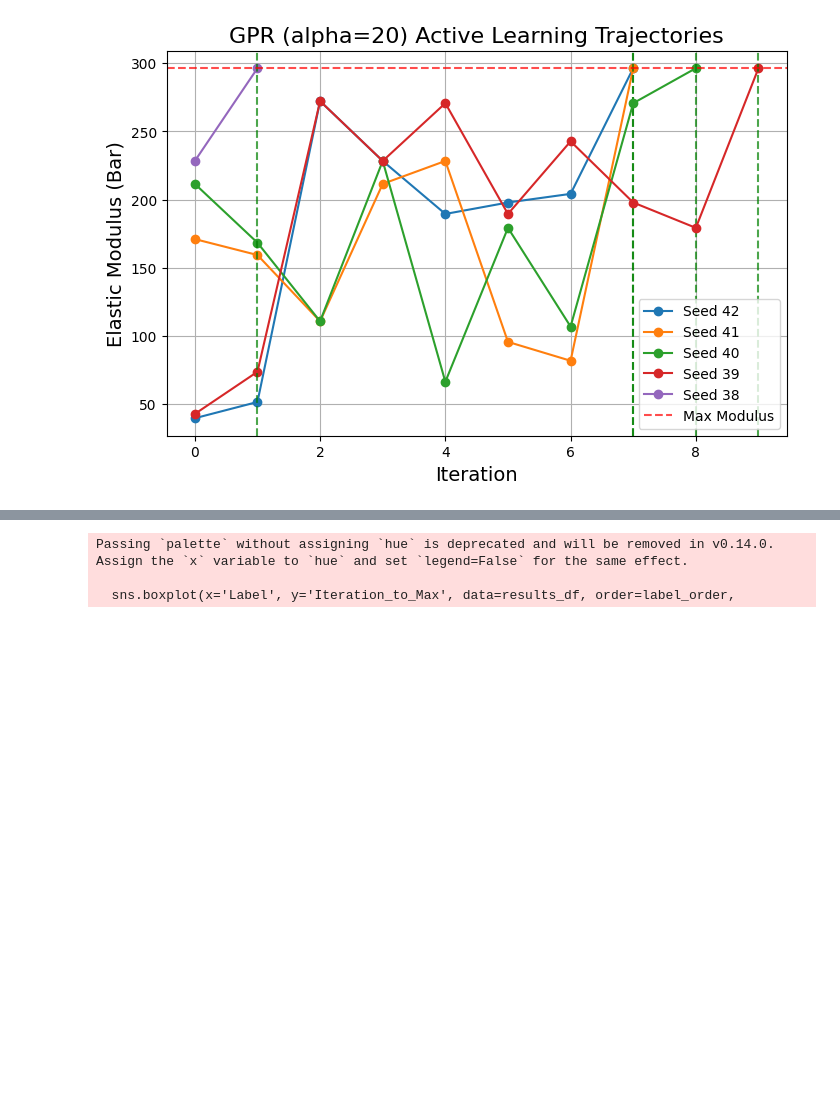
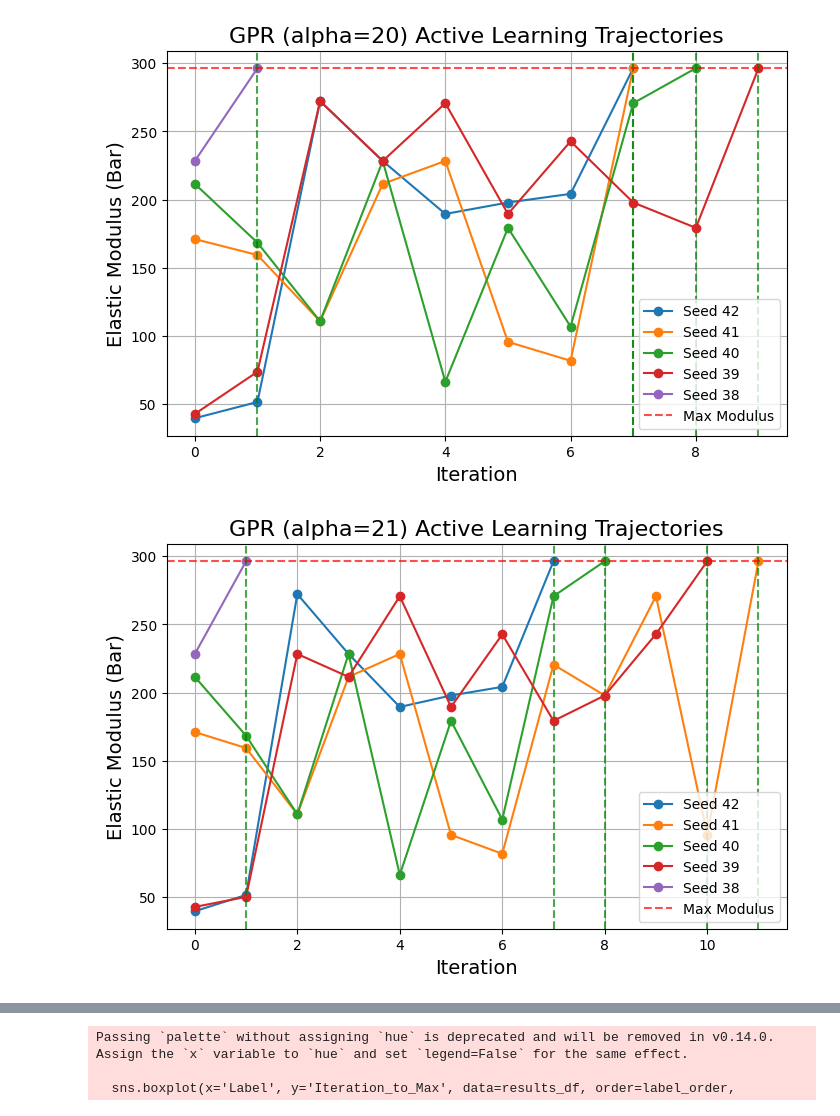
Before and after one commit to Toniaac/hte-data-processing, a Jupyter notebook: Active Learning.ipynb, the cells around one changed output, grey strips where cells are left out. Cells and saved outputs as stored; diff of their text form; code cells hidden in the pictures; blank space fills up the shorter version.

```diff
--- a/Active Learning.ipynb
+++ b/Active Learning.ipynb
@@ -68,13 +68,14 @@ import yaml
 import random
 import cohere
 import seaborn as sns
+import json
 import glob
 import re
 # Configure logging
 logging.basicConfig(level=logging.INFO, format="%(asctime)s - %(levelname)s - %(message)s")
 
 from openai import OpenAI
-openrouter_api = "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"
+openrouter_api = "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"
 client = OpenAI(
   base_url="https://openrouter.ai/api/v1",
   api_key=openrouter_api,
@@ -1517,3 +1518,13 @@ gpr20_randomseed38 = pd.read_csv("al_trajectory_data/gpr_experiment_trajectory_a
 plot_multiple_trajectories([gpr20_randomseed42, gpr20_randomseed41, gpr20_randomseed40, gpr20_randomseed39, gpr20_randomseed38], labels=["Seed 42", "Seed 41", "Seed 40", "Seed 39", "Seed 38"], title="GPR (alpha=20)")
 # %% [output]
 [figure]
+# %%
+gpr21_randomseed42 = pd.read_csv("al_trajectory_data/gpr_experiment_trajectory_alpha21_seed42.csv")
+gpr21_randomseed41 = pd.read_csv("al_trajectory_data/gpr_experiment_trajectory_alpha21_seed41.csv")
+gpr21_randomseed40 = pd.read_csv("al_trajectory_data/gpr_experiment_trajectory_alpha21_seed40.csv")
+gpr21_randomseed39 = pd.read_csv("al_trajectory_data/gpr_experiment_trajectory_alpha21_seed39.csv")
+gpr21_randomseed38 = pd.read_csv("al_trajectory_data/gpr_experiment_trajectory_alpha21_seed38.csv")
+
+plot_multiple_trajectories([gpr21_randomseed42, gpr21_randomseed41, gpr21_randomseed40, gpr21_randomseed39, gpr21_randomseed38], labels=["Seed 42", "Seed 41", "Seed 40", "Seed 39", "Seed 38"], title="GPR (alpha=21)")
+# %% [output]
+[figure, added]
```
Also changed, not shown: parts of 8 cells of this notebook, 2 other files.
